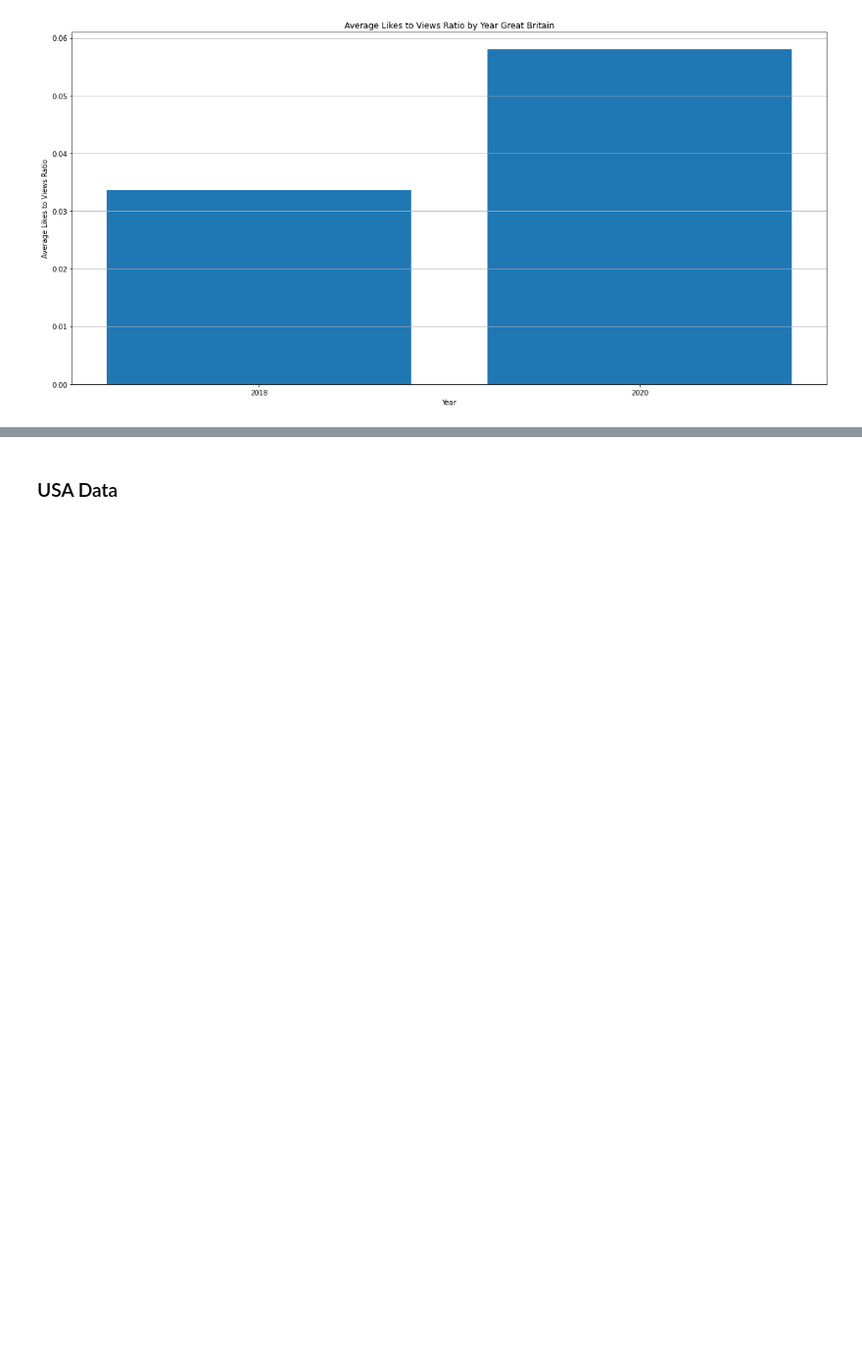
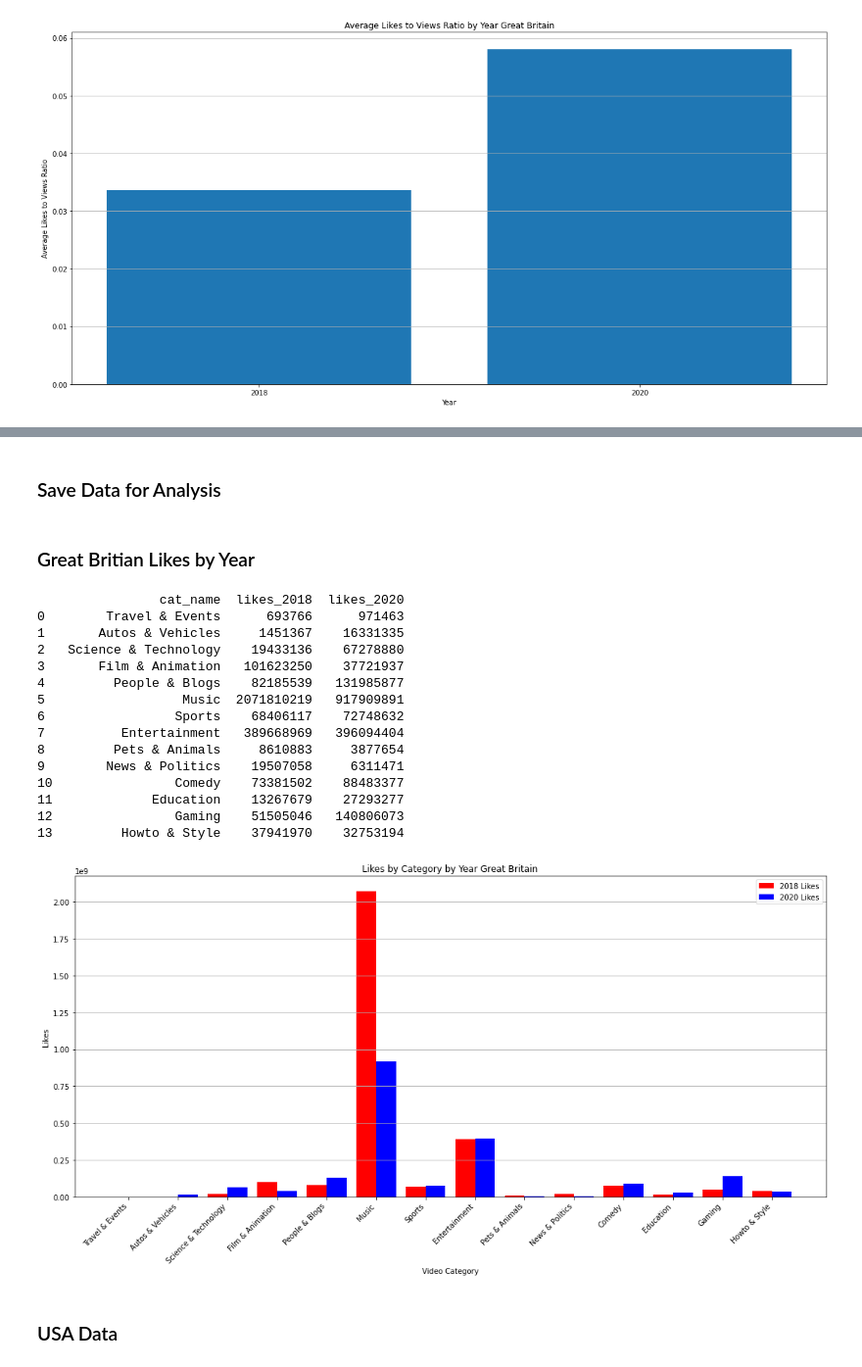
Before and after one commit to mykothai/youtube-data-analysis, a Jupyter notebook: Likes_to_Views_Prelim_Analysis.ipynb, the cells around one changed output, grey strips where cells are left out. Shown at 98% size. Cells and saved outputs as stored; diff of their text form; code cells hidden in the pictures; blank space fills up the shorter version.

```diff
--- a/Likes_to_Views_Prelim_Analysis.ipynb
+++ b/Likes_to_Views_Prelim_Analysis.ipynb
@@ -592,0 +821,2 @@ plt.savefig(save_dir + file_title, dpi=100)
+# %% [markdown]
+### Save Data for Analysis
@@ -593,3 +844,53 @@ plt.savefig(save_dir + file_title, dpi=100)
+# %% [markdown]
+### Great Britian Likes by Year
+# %%
+cat_count_gb_merged = cat_count_gb_2018.merge(cat_count_gb_2020, left_on='cat_name', right_on='cat_name', suffixes=("_2018","_2020"))
+cat_count_gb_merged
+print(cat_count_gb_merged[['cat_name', 'likes_2018', 'likes_2020']])
+
+# save df for statistics analysis
+gb_merged_likes = cat_count_gb_merged[['cat_name', 'likes_2018', 'likes_2020']]
+gb_merged_likes.to_csv('./transformed-data/gb_merged_likes.csv', index=False)
+
+plt.figure(figsize=(15,8))
+
+ypos = np.arange(len(cat_count_gb_merged))
+# Create bars at specified locations
+plt.bar(ypos-0.2, cat_count_gb_merged['likes_2018'], width=0.4, label='2018 Likes', color='red')
+plt.bar(ypos+0.2, cat_count_gb_merged['likes_2020'], width=0.4, label='2020 Likes', color='blue')
+
+ax = plt.gca()
+plt.xticks(ypos, cat_count_gb_merged['cat_name'])
+ax.set_xticklabels(cat_count_gb_merged['cat_name'])
+ax.yaxis.grid(True)
+plt.xticks(rotation=45, ha='right')
+plt.xlabel('Video Category')
+plt.legend()
+plt.ylabel('Likes')
+
+title = "Likes by Category by Year Great Britain"
+plt.title(title)
+plt.tight_layout()
+
+file_title ='GB - ' + title + '.png'
+plt.savefig(save_dir + file_title, dpi=100)
+# %% [output]
+                cat_name  likes_2018  likes_2020
+0        Travel & Events      693766      971463
+1       Autos & Vehicles     1451367    16331335
+2   Science & Technology    19433136    67278880
+3       Film & Animation   101623250    37721937
+4         People & Blogs    82185539   131985877
+5                  Music  2071810219   917909891
+6                 Sports    68406117    72748632
+7          Entertainment   389668969   396094404
+8         Pets & Animals     8610883     3877654
+9        News & Politics    19507058     6311471
+10                Comedy    73381502    88483377
+11             Education    13267679    27293277
+12                Gaming    51505046   140806073
+13         Howto & Style    37941970    32753194
+[figure, added]
 # %% [markdown]
 ### USA Data
 # %%
```
Also changed, not shown: parts of 68 cells of this notebook, 2 other files.
